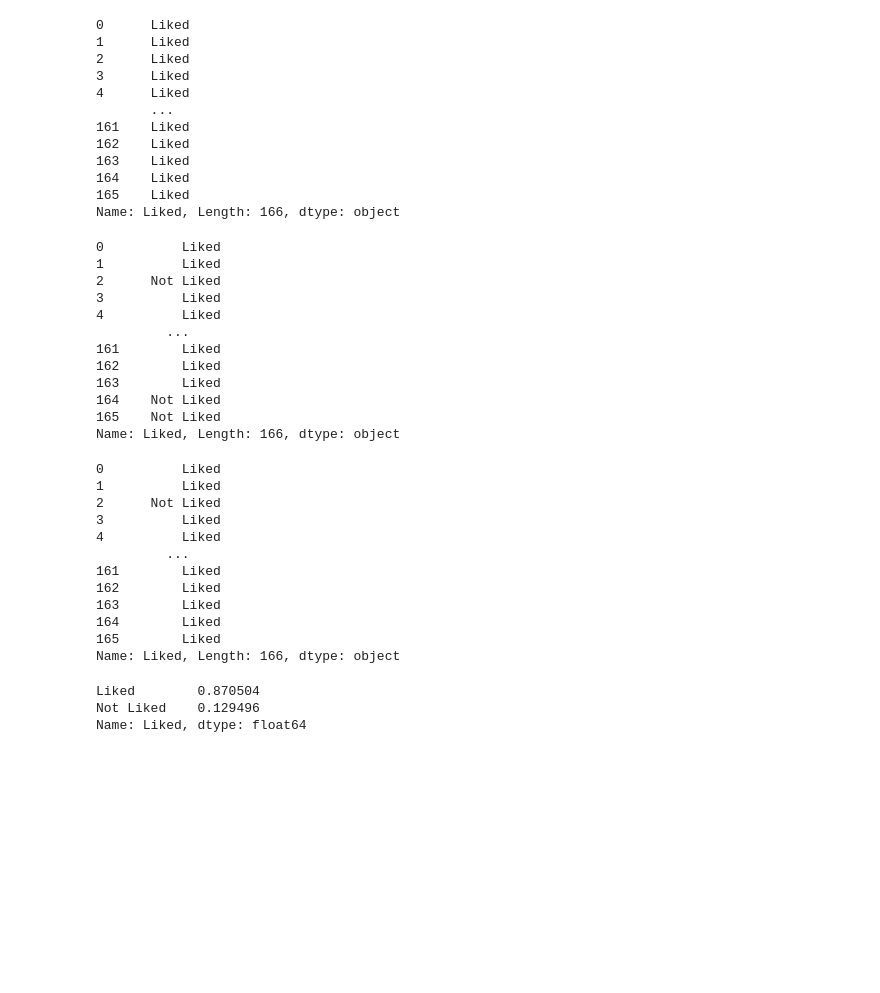
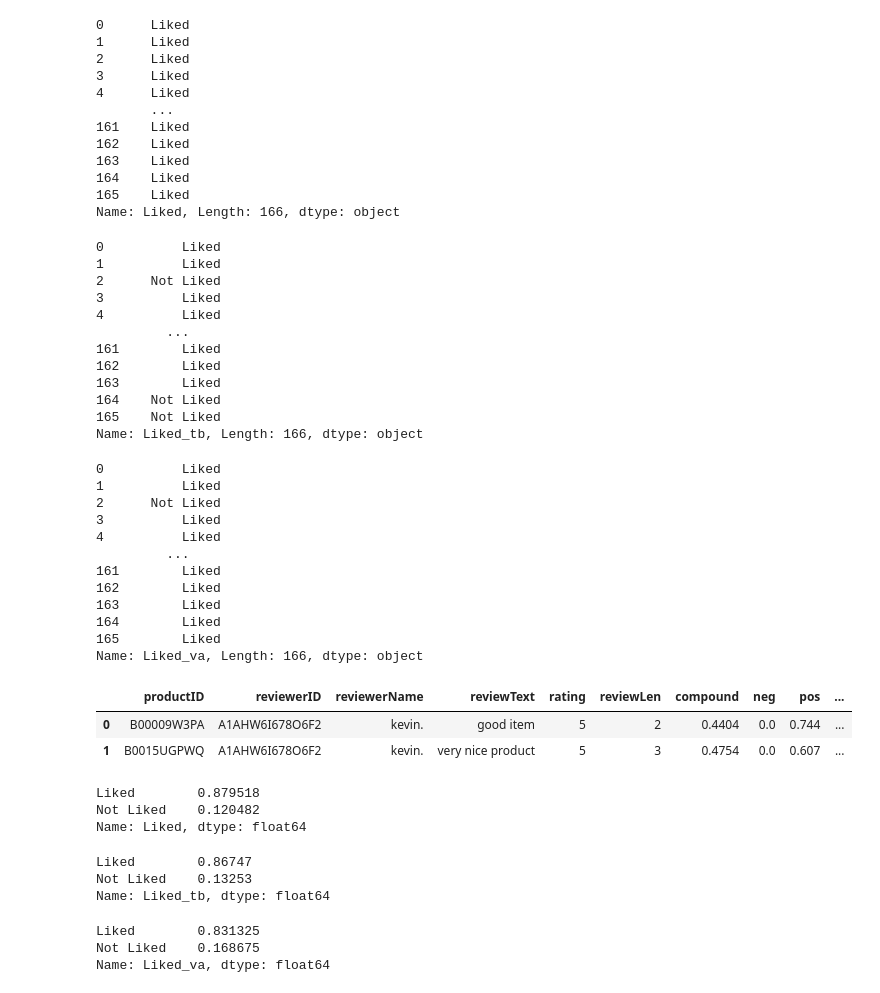
Before and after one commit to Paroo2422/Book-Recommendation-system, a Jupyter notebook: notebooks/NLP_Sentiment_Analysis.ipynb, the cells around one changed output. Drawn from its saved outputs; the diff is of its cells as text; code cells hidden in the pictures; blank space fills up the shorter version.

```diff
--- a/notebooks/NLP_Sentiment_Analysis.ipynb
+++ b/notebooks/NLP_Sentiment_Analysis.ipynb
@@ -328,6 +328,8 @@ max        1.000000
 Name: flair_scaled, dtype: float64
 # %% [markdown]
 <b> The Vader and TextBlob sentiment analysis looks pretty decent compared to flair sentiment analysis. The range of sentiment score for flair is large. The former 2 packages looks more promising.</b>
+# %%
+reviews_sent = reviews_sent[['productID','reviewerID','reviewerName','reviewText','rating','reviewLen','compound','neg','pos','neu','polarity','subjectivity','flair_sentiment','flair_scaled']]
 # %%
 import scattertext as st
 # %%
@@ -368,9 +370,9 @@ html = st.produce_scattertext_explorer(
 # %%
 open('reviews_scatter.html', 'wb').write(html.encode('utf-8'));
 # %%
-reviews_sent['Liked'] = reviews_sent.polarity.apply(lambda x: x > 0).map({True: 'Liked', False: 'Not Liked'})
+reviews_sent['Liked_tb'] = reviews_sent.polarity.apply(lambda x: x > 0).map({True: 'Liked', False: 'Not Liked'})
 
-reviews_sent['Liked']
+reviews_sent['Liked_tb']
 # %% [output]
 0          Liked
 1          Liked
@@ -383,7 +385,7 @@ reviews_sent['Liked']
 163        Liked
 164    Not Liked
 165    Not Liked
-Name: Liked, Length: 166, dtype: object
+Name: Liked_tb, Length: 166, dtype: object
 # %%
 corpus = st.CorpusFromPandas(
     reviews_sent,
@@ -405,9 +407,9 @@ html = st.produce_scattertext_explorer(
 # %%
 open('reviews_scatter_textblob.html', 'wb').write(html.encode('utf-8'));
 # %%
-reviews_sent['Liked'] = reviews_sent.compound.apply(lambda x: x > 0).map({True: 'Liked', False: 'Not Liked'})
+reviews_sent['Liked_va'] = reviews_sent.compound.apply(lambda x: x > 0).map({True: 'Liked', False: 'Not Liked'})
 
-reviews_sent['Liked']
+reviews_sent['Liked_va']
 # %% [output]
 0          Liked
 1          Liked
@@ -420,7 +422,7 @@ reviews_sent['Liked']
 163        Liked
 164        Liked
 165        Liked
-Name: Liked, Length: 166, dtype: object
+Name: Liked_va, Length: 166, dtype: object
 # %%
 corpus = st.CorpusFromPandas(
     reviews_sent,
@@ -448,6 +446,24 @@ liked_5 = reviews_final.query('rating == 5')
+# %%
+reviews_sent.head(2)
+# %% [output]
+|  | productID | reviewerID | reviewerName | reviewText | rating | reviewLen | compound | neg | pos | ... |
+| 0 | B00009W3PA | A1AHW6I678O6F2 | kevin. | good item | 5 | 2 | 0.4404 | 0.0 | 0.744 | ... |
+| 1 | B0015UGPWQ | A1AHW6I678O6F2 | kevin. | very nice product | 5 | 3 | 0.4754 | 0.0 | 0.607 | ... |
 # %%
-liked_5.Liked.value_counts(normalize=True)
+reviews_sent.Liked.value_counts(normalize=True)
 # %% [output]
-Liked        0.870504
-Not Liked    0.129496
+Liked        0.879518
+Not Liked    0.120482
 Name: Liked, dtype: float64
+# %%
+reviews_sent.Liked_tb.value_counts(normalize=True)
+# %% [output]
+Liked        0.86747
+Not Liked    0.13253
+Name: Liked_tb, dtype: float64
+# %%
+reviews_sent.Liked_va.value_counts(normalize=True)
+# %% [output]
+Liked        0.831325
+Not Liked    0.168675
+Name: Liked_va, dtype: float64
```
Also changed, not shown: parts of 8 cells of this notebook, 1 other file.
